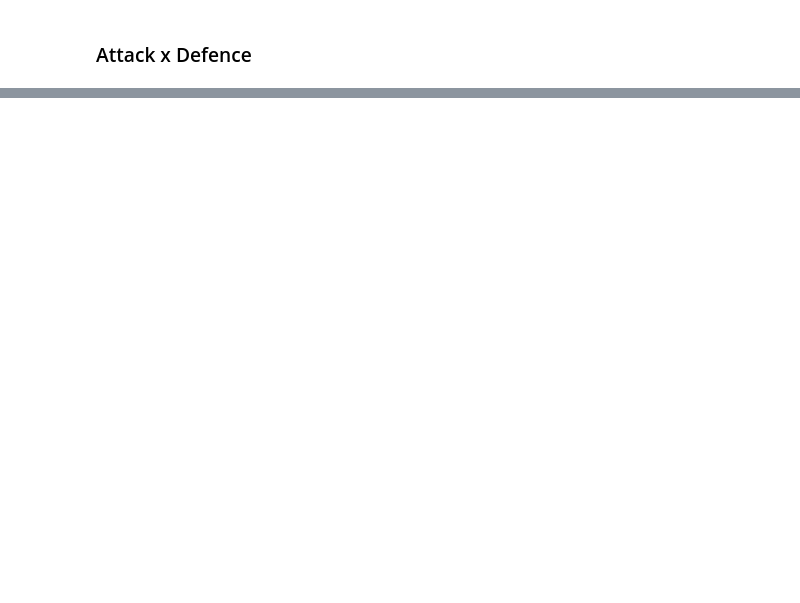
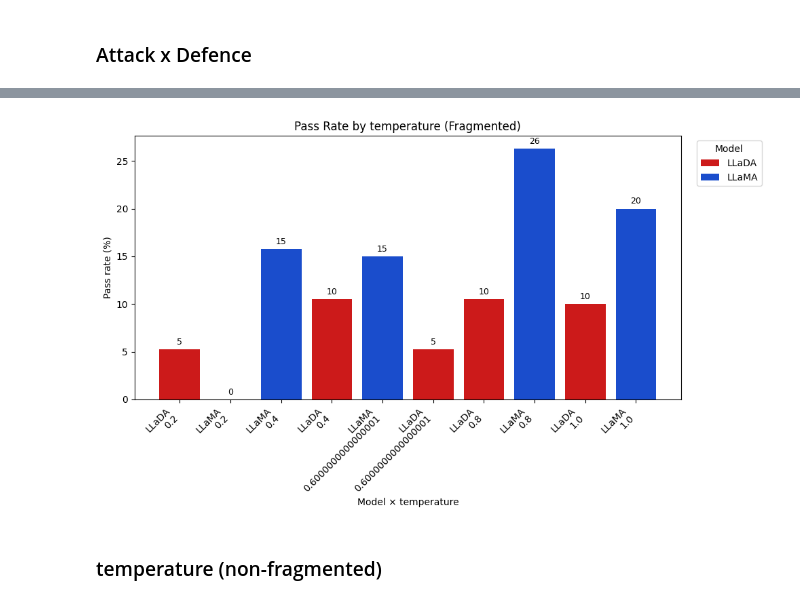
Before and after one commit to burdenlife/LLM-Jailbreaking, a Jupyter notebook: Data Analysis/Untitled.ipynb, the cells around one changed output, grey strips where cells are left out. Cells and saved outputs as stored; diff of their text form; code cells hidden in the pictures; blank space fills up the shorter version.

```diff
--- a/Data Analysis/Untitled.ipynb
+++ b/Data Analysis/Untitled.ipynb
@@ -380,0 +707,6 @@ AXD_metrics
+# %%
+create_graph(llada_w_fragment, llama_w_fragment, 'temperature', "(Fragmented)")
+# %% [output]
+[figure, added]
+# %% [markdown]
+### temperature (non-fragmented)
```
Also changed, not shown: parts of 36 cells of this notebook.
